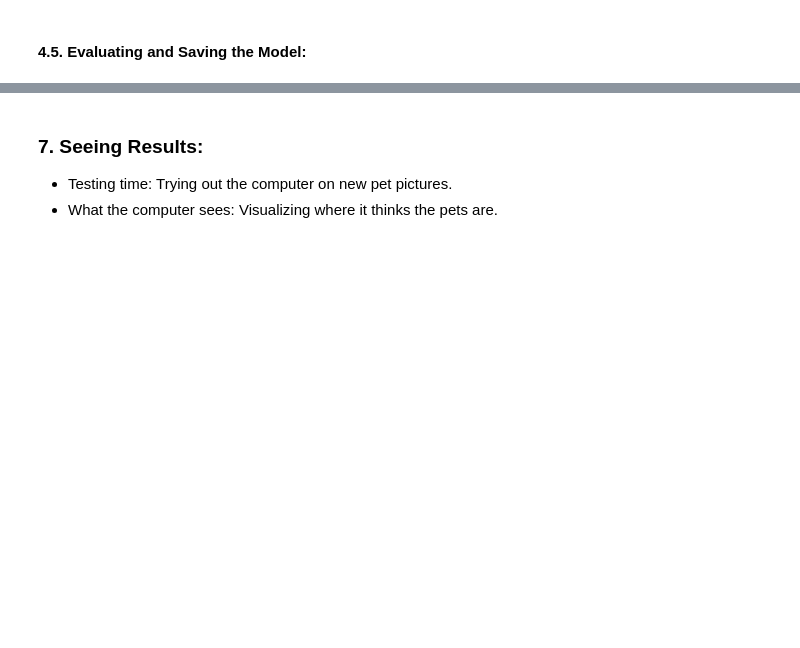
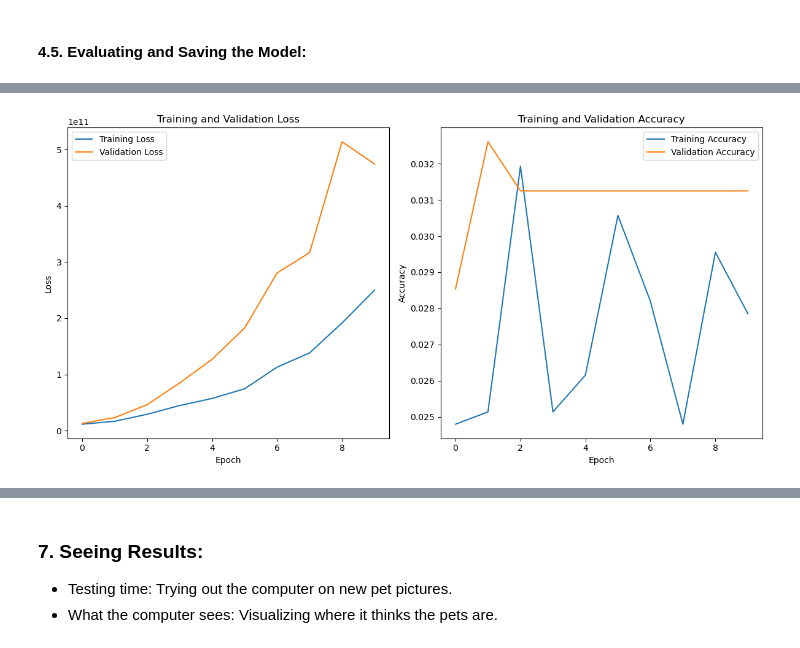
Before and after one commit to borisov5/Deep-Learning-December-2023, a Jupyter notebook: My project/Ivelin_Borisov_Deep_learning_project.ipynb, the cells around one changed output, grey strips where cells are left out. Cells and saved outputs as stored; diff of their text form; code cells hidden in the pictures; blank space fills up the shorter version.

```diff
--- a/My project/Ivelin_Borisov_Deep_learning_project.ipynb
+++ b/My project/Ivelin_Borisov_Deep_learning_project.ipynb
@@ -198,5 +221,2 @@ WARNING:absl:At this time, the v2.11+ optimizer `tf.keras.optimizers.Adam` runs
 # %% [markdown]
 #### 4.4. Training the Model:
-# %%
-steps_per_epoch = train_size // batch_size  # Assuming train_size is the number of training examples
-model.fit(train_dataset, epochs=10, validation_data=val_dataset, steps_per_epoch=steps_per_epoch)
@@ -224,0 +225,13 @@ Corrupt JPEG data: 240 extraneous bytes before marker 0xd9
+# %%
+model = tf.keras.Sequential([
+    Conv2D(32, (3, 3), activation='relu', input_shape=(224, 224, 3)),
+    MaxPooling2D((2, 2)),
+    Conv2D(64, (3, 3), activation='relu'),
+    MaxPooling2D((2, 2)),
+    Conv2D(128, (3, 3), activation='relu'),
+    MaxPooling2D((2, 2)),
+    Flatten(),
+    Dense(256, activation='relu'),
+    Dropout(0.5),  # Optional: Add dropout for regularization
+    Dense(output_size, activation='softmax')
+])
@@ -224,0 +268,2 @@ Corrupt JPEG data: 240 extraneous bytes before marker 0xd9
+# %%
+model.compile(optimizer='adam', loss='sparse_categorical_crossentropy', metrics=['accuracy'])
@@ -224,0 +274,2 @@ Corrupt JPEG data: 240 extraneous bytes before marker 0xd9
+# %%
+model.fit(train_dataset, epochs=5, validation_data=val_dataset)
@@ -240,0 +388,27 @@ model.save("custom_pet_detection_model")
+# %%
+# Plot learning curves
+plt.figure(figsize=(12, 6))
+
+# Plot training loss
+plt.subplot(1, 2, 1)
+plt.plot(training_loss, label='Training Loss')
+plt.plot(validation_loss, label='Validation Loss')
+plt.title('Training and Validation Loss')
+plt.xlabel('Epoch')
+plt.ylabel('Loss')
+plt.legend()
+
+# Plot training accuracy
+plt.subplot(1, 2, 2)
+plt.plot(training_accuracy, label='Training Accuracy')
+plt.plot(validation_accuracy, label='Validation Accuracy')
+plt.title('Training and Validation Accuracy')
+plt.xlabel('Epoch')
+plt.ylabel('Accuracy')
+plt.legend()
+
+# Show the plots
+plt.tight_layout()
+plt.show()
+# %% [output]
+[figure, added]
```
Also changed, not shown: parts of 88 cells of this notebook.
